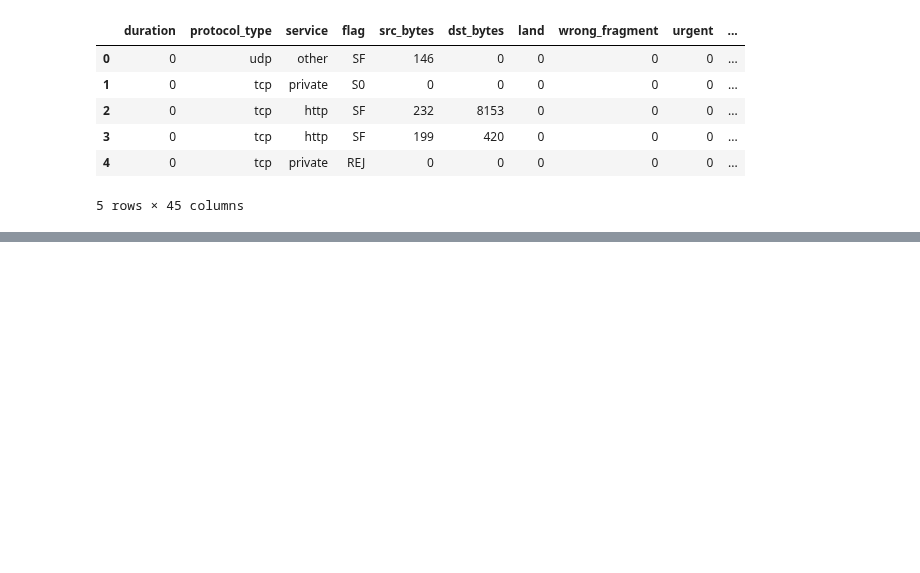
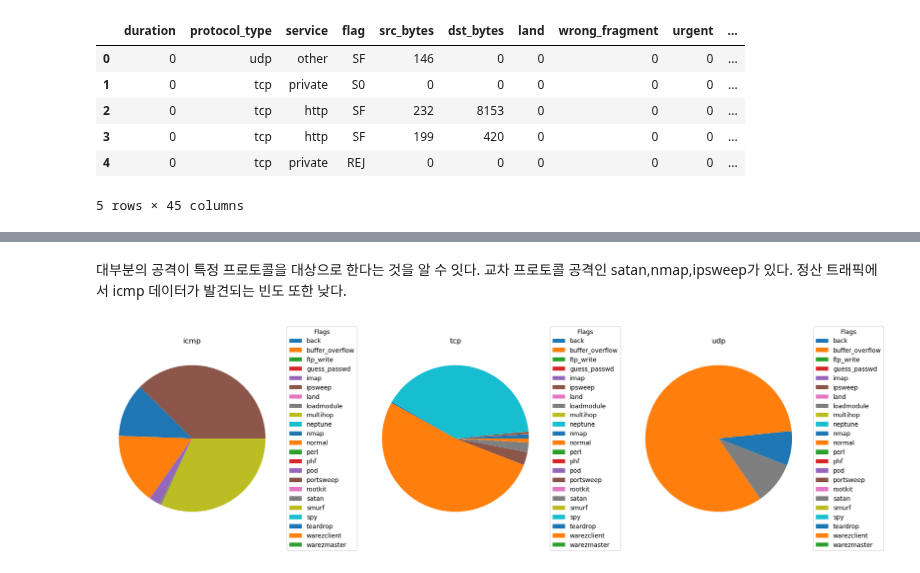
Before and after one commit to ABCchocolate/NIDS, a Jupyter notebook: NIDS.ipynb, the cells around one changed output, grey strips where cells are left out. Saved outputs shown, nothing was run; the diff lists cells and outputs as text; code cells hidden in the pictures; blank space fills up the shorter version.

```diff
--- a/NIDS.ipynb
+++ b/NIDS.ipynb
@@ -222,0 +247,49 @@ df.head()
+# %% [markdown]
+대부분의 공격이 특정 프로토콜을 대상으로 한다는 것을 알 수 잇다. 교차 프로토콜 공격인 satan,nmap,ipsweep가 있다.
+정산 트래픽에서 icmp 데이터가 발견되는 빈도 또한 낮다.
+# %%
+# helper function for drawing mulitple charts.
+def bake_pies(data_list,labels):
+    list_length = len(data_list)
+
+    # setup for mapping colors
+    color_list = sns.color_palette()
+    color_cycle = itertools.cycle(color_list)
+    cdict = {}
+
+    # build the subplots
+    fig, axs = plt.subplots(1, list_length,figsize=(18,10), tight_layout=False)
+    plt.subplots_adjust(wspace=1/list_length)
+
+    # loop through the data sets and build the charts
+    for count, data_set in enumerate(data_list):
+
+        # update our color mapt with new values
+        for num, value in enumerate(np.unique(data_set.index)):
+            if value not in cdict:
+                cdict[value] = next(color_cycle)
+
+        # build the wedges
+        wedges,texts = axs[count].pie(data_set,
+                           colors=[cdict[v] for v in data_set.index])
+
+        # build the legend
+        axs[count].legend(wedges, data_set.index,
+                           title="Flags",
+                           loc="center left",
+                           bbox_to_anchor=(1, 0, 0.5, 1))
+        # set the title
+        axs[count].set_title(labels[count])
+
+    return axs
+# %%
+# get the series for each protocol
+icmp_attacks = attack_vs_protocol.icmp
+tcp_attacks = attack_vs_protocol.tcp
+udp_attacks = attack_vs_protocol.udp
+
+# create the charts
+bake_pies([icmp_attacks, tcp_attacks, udp_attacks],['icmp','tcp','udp'])
+plt.show()
+# %% [output]
+[figure, added]
```
Also changed, not shown: parts of 36 cells of this notebook, 1 other file.
